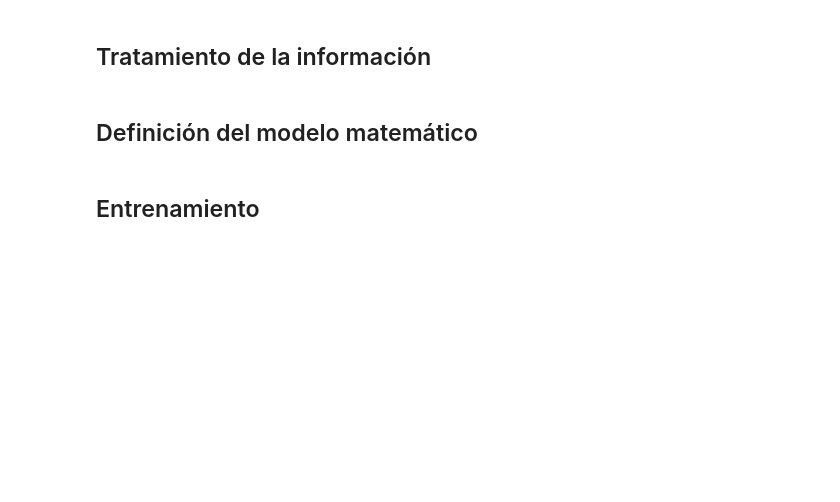
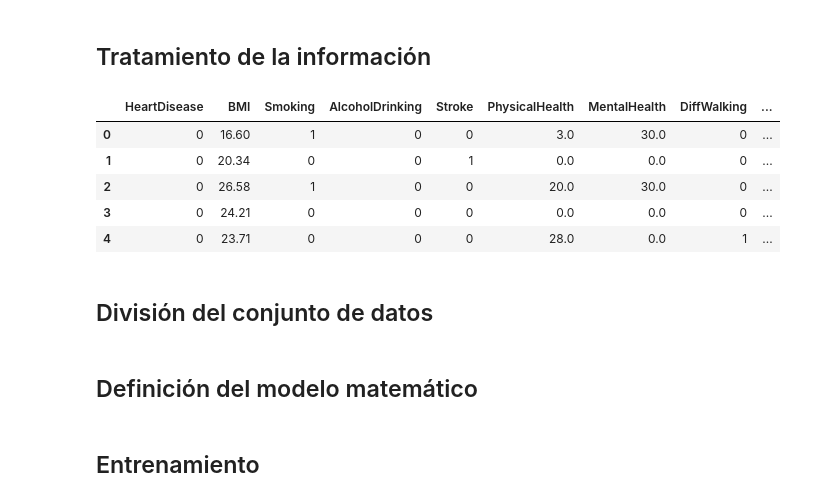
Before and after one commit to camillebutti/proyectoML, a Jupyter notebook: notebook.ipynb, the cells around one changed output. Cells and saved outputs as stored; diff of their text form; code cells hidden in the pictures; blank space fills up the shorter version.

```diff
--- a/notebook.ipynb
+++ b/notebook.ipynb
@@ -27,2 +45,48 @@ plt.show()
 # %% [markdown]
 ## Tratamiento de la información
+# %%
+df_clean = df.copy()
+
+def transformarBinario(x):
+    if x == 'No' or x == 'Female':
+        return 0
+    return 1
+
+def transformarCategoriaEdad(x):
+    categorias = ['18-24','25-29','30-34','35-39','40-44','45-49','50-54','55-59','60-64','65-69','70-74','75-79','80 or older']
+    return categorias.index(x)
+
+def transformarRaza(x):
+    razas = ['White','Black','Asian','American Indian/Alaskan Native','Other','Hispanic']
+    return razas.index(x)
+
+def transformarSalud(x):
+    salud = ['Poor','Fair','Good','Very good','Excellent']
+    return salud.index(x)
+
+df_clean['HeartDisease'] = df_clean['HeartDisease'].apply(transformarBinario)
+df_clean['Smoking'] = df_clean['Smoking'].apply(transformarBinario)
+df_clean['AlcoholDrinking'] = df_clean['AlcoholDrinking'].apply(transformarBinario)
+df_clean['Stroke'] = df_clean['Stroke'].apply(transformarBinario)
+df_clean['DiffWalking'] = df_clean['DiffWalking'].apply(transformarBinario)
+df_clean['Sex'] = df_clean['Sex'].apply(transformarBinario)
+df_clean['Diabetic'] = df_clean['Diabetic'].apply(transformarBinario)
+df_clean['PhysicalActivity'] = df_clean['PhysicalActivity'].apply(transformarBinario)
+df_clean['Asthma'] = df_clean['Asthma'].apply(transformarBinario)
+df_clean['KidneyDisease'] = df_clean['KidneyDisease'].apply(transformarBinario)
+df_clean['SkinCancer'] = df_clean['SkinCancer'].apply(transformarBinario)
+
+df_clean['AgeCategory'] = df_clean['AgeCategory'].apply(transformarCategoriaEdad)
+df_clean['Race'] = df['Race'].apply(transformarRaza)
+df_clean['GenHealth'] = df_clean['GenHealth'].apply(transformarSalud)
+
+df_clean.head()
+# %% [output]
+|  | HeartDisease | BMI | Smoking | AlcoholDrinking | Stroke | PhysicalHealth | MentalHealth | DiffWalking | ... |
+| 0 | 0 | 16.60 | 1 | 0 | 0 | 3.0 | 30.0 | 0 | ... |
+| 1 | 0 | 20.34 | 0 | 0 | 1 | 0.0 | 0.0 | 0 | ... |
+| 2 | 0 | 26.58 | 1 | 0 | 0 | 20.0 | 30.0 | 0 | ... |
+| 3 | 0 | 24.21 | 0 | 0 | 0 | 0.0 | 0.0 | 0 | ... |
+| 4 | 0 | 23.71 | 0 | 0 | 0 | 28.0 | 0.0 | 1 | ... |
+# %% [markdown]
+## División del conjunto de datos
```
Also changed, not shown: parts of 6 cells of this notebook, 1 other file.
